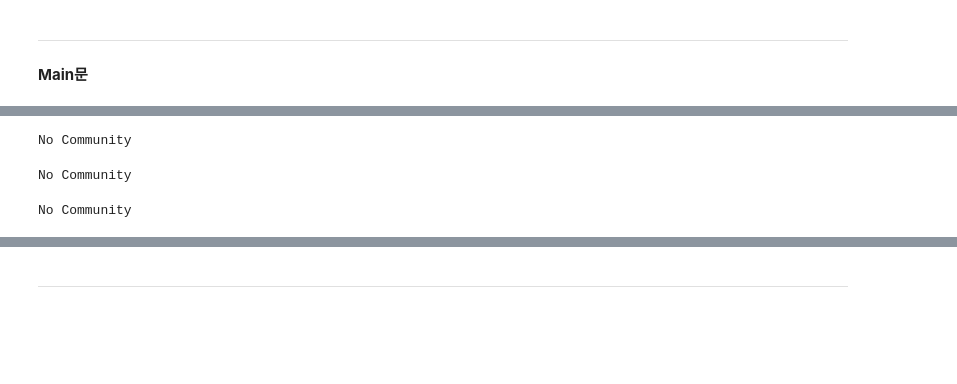
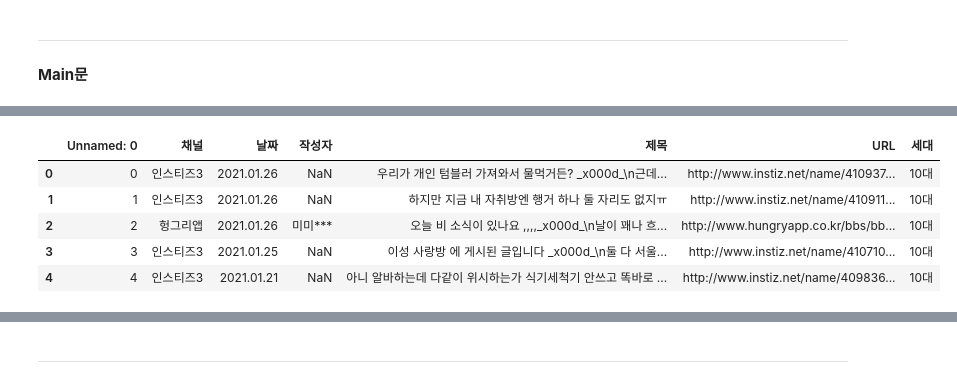
Before and after one commit to LeeEunah/DX_Crawling, a Jupyter notebook: CoG_PJT/원문 수집.ipynb, the cells around one changed output, grey strips where cells are left out. Drawn from its saved outputs; the diff is of its cells as text; code cells hidden in the pictures; blank space fills up the shorter version.

```diff
--- a/CoG_PJT/원문 수집.ipynb
+++ b/CoG_PJT/원문 수집.ipynb
@@ -1428,4 +1447,4 @@ len(collected_community_df)
 # %%
-sample = rest_url_df[2000:]
+sample = rest_url_df[:1000]
 len(sample)
 # %% [output]
@@ -1433,3 +1451,0 @@ len(sample)
-# %%
-sample = collected_community_df[200:300]
-len(sample)
@@ -1458,3 +1452,12 @@ collected_community_df[490:497]
+# %%
+sample.head()
+# %% [output]
+|  | Unnamed: 0 | 채널 | 날짜 | 작성자 | 제목 | URL | 세대 |
+| 0 | 0 | 인스티즈3 | 2021.01.26 | NaN | 우리가 개인 텀블러 가져와서 물먹거든? _x000d_\n근데... | http://www.instiz.net/name/410937... | 10대 |
+| 1 | 1 | 인스티즈3 | 2021.01.26 | NaN | 하지만 지금 내 자취방엔 행거 하나 둘 자리도 없지ㅠ | http://www.instiz.net/name/410911... | 10대 |
+| 2 | 2 | 헝그리앱 | 2021.01.26 | 미미*** | 오늘 비 소식이 있나요 ,,,,_x000d_\n날이 꽤나 흐... | http://www.hungryapp.co.kr/bbs/bb... | 10대 |
+| 3 | 3 | 인스티즈3 | 2021.01.25 | NaN | 이성 사랑방 에 게시된 글입니다 _x000d_\n둘 다 서울... | http://www.instiz.net/name/410710... | 10대 |
+| 4 | 4 | 인스티즈3 | 2021.01.21 | NaN | 아니 알바하는데 다같이 위시하는가 식기세척기 안쓰고 똑바로 ... | http://www.instiz.net/name/409836... | 10대 |
 # %%
 from tqdm import tqdm
 import time
@@ -1469,6 +1472,7 @@ commus = []
 # 커뮤니티 URL마다 loop
 for i in tqdm(sample.index):         #변수 수정
     timee = sample.loc[i,'날짜']       # 변수 수정
+#     age = '2030대'
     age= sample.loc[i,'세대']        # 변수 수정
     community_url = sample.loc[i,'URL']         # 변수 수정
     community = community_url[:community_url.find('/',8)]
@@ -1543,11 +1547,7 @@ for i in tqdm(sample.index):         #변수 수정
     elif community in ['https://www.fmkorea.com', 'https://www.fmkorea.com']:
         fmkorea_contents(community_url, timee, age, 'FM코리아')
     else:
-        print('No Community')
+        continue
-# %% [output]
-No Community
-No Community
-No Community
 # %%
 data = {
     "TITLES": titles,
```
Also changed, not shown: parts of 51 cells of this notebook, 2 other files.
